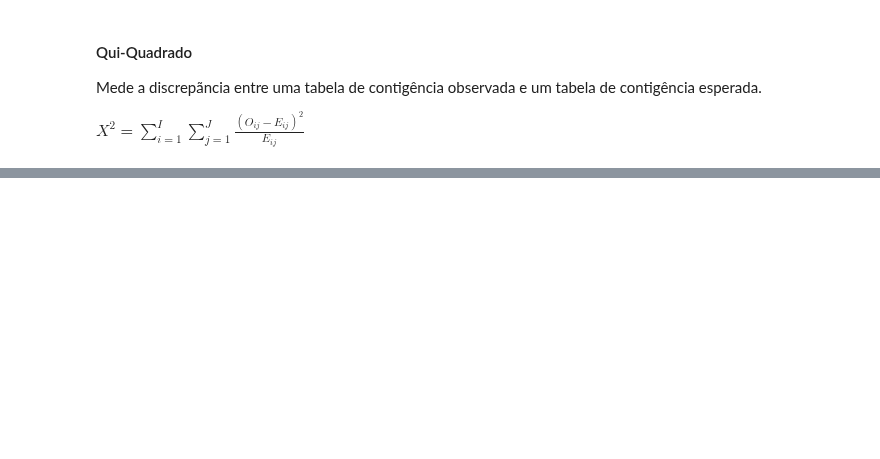
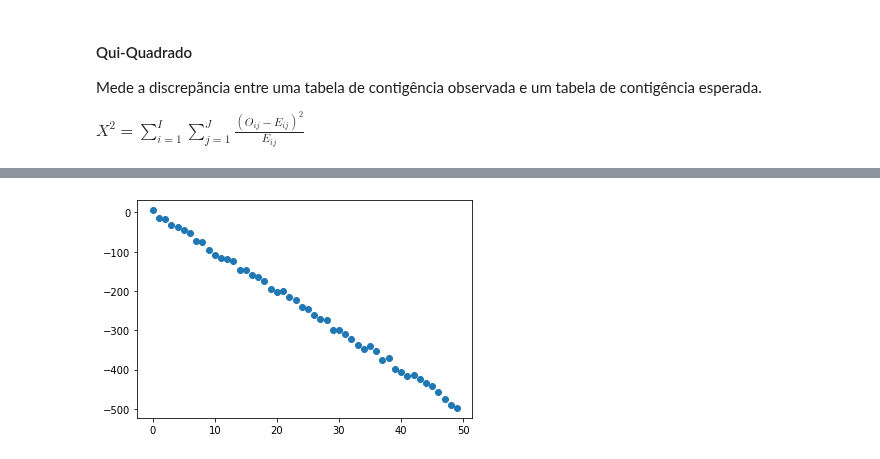
Before and after one commit to jvataidee/ManualdeAnalisedeDadosPython, a Jupyter notebook: cap3_estatistica_descritiva_bivariada.ipynb, the cells around one changed output, grey strips where cells are left out. Cells and saved outputs as stored; diff of their text form; code cells hidden in the pictures; blank space fills up the shorter version.

```diff
--- a/cap3_estatistica_descritiva_bivariada.ipynb
+++ b/cap3_estatistica_descritiva_bivariada.ipynb
@@ -97,0 +213,9 @@ $X^2 = \sum_{i=1}^I\sum_{j=1}^J\frac{(O_{ij} - E_{ij})^2}{E_{ij}}$
+# %%
+dado_4 = pd.DataFrame()
+dado_4["X"] = np.arange(50)
+delta = np.random.uniform(-10, 10, dado_4["X"].size)
+dado_4["Y"]= -10*dado_4["X"] + delta
+
+plt.scatter(y = dado_4["Y"], x = dado_4["X"]);
+# %% [output]
+[figure, added]
```
Also changed, not shown: parts of 31 cells of this notebook.
